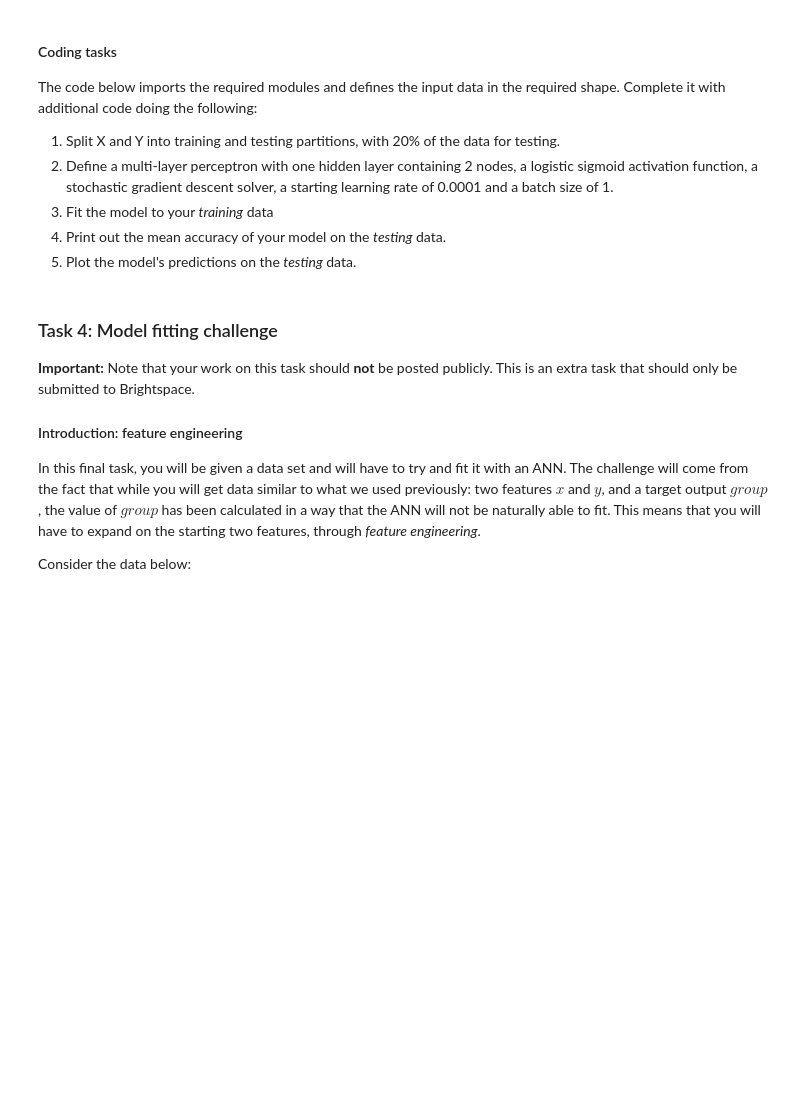
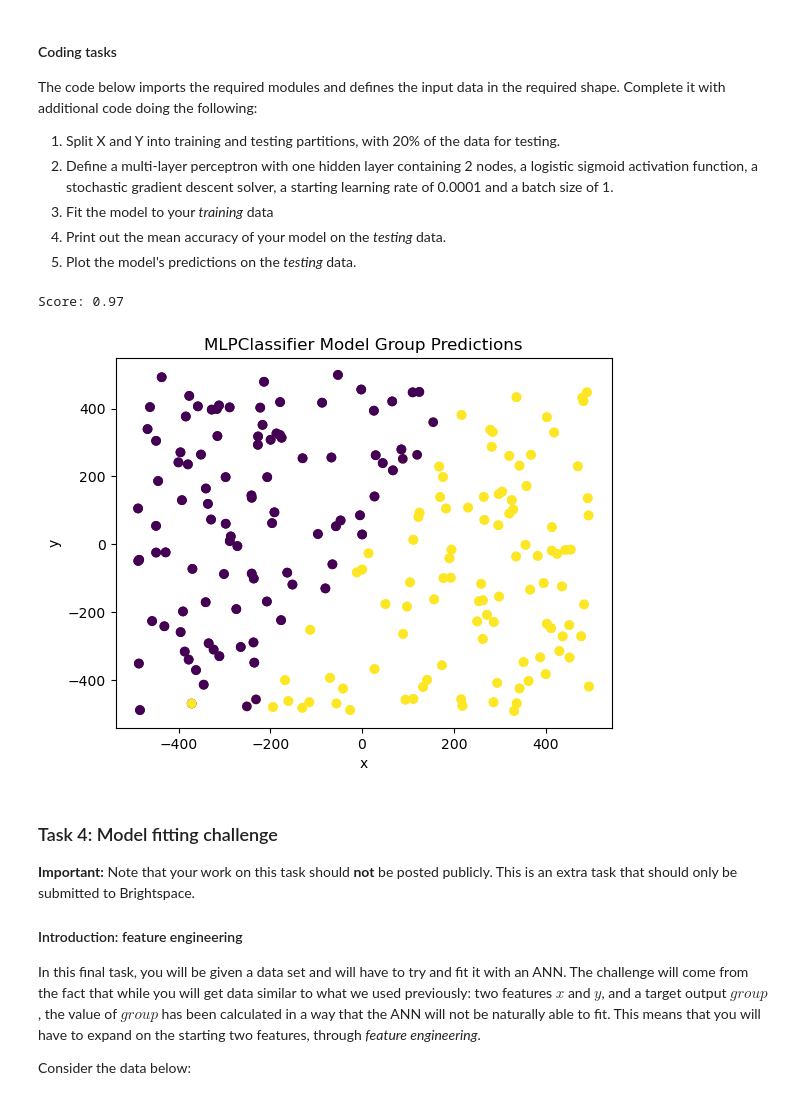
Before and after one commit to sean-meade/Neural-Networks, a Jupyter notebook: Etivity2_NeuralNetworks_9539719.ipynb, the cells around one changed output. Saved outputs shown, nothing was run; the diff lists cells and outputs as text; code cells hidden in the pictures; blank space fills up the shorter version.

```diff
--- a/Etivity2_NeuralNetworks_9539719.ipynb
+++ b/Etivity2_NeuralNetworks_9539719.ipynb
@@ -167,25 +243,35 @@ The code below imports the required modules and defines the input data in the re
 # %%
 from sklearn.neural_network import MLPClassifier
 from sklearn.model_selection import train_test_split
 
 # we define our input features as a single multi-dimensional array by 'stacking' them into columns
 X = np.column_stack((x,y))
 # we also define our output feature, simply for the sake of convenience
 Y = Group
 
 # split data into 80% training and 20% testing sets
-
+X_train, X_test, Y_train, Y_test = train_test_split(X, Y, test_size=0.2)
 
 # define a new MLPClassifier
-
+classifier = MLPClassifier(hidden_layer_sizes=(2,), activation='logistic', solver='sgd', learning_rate_init=0.0001, batch_size=1)
 
 # fit the classifier to the training data
-
+classifier.fit(X_train, Y_train)
 
 # print out mean accuracy of that trained model on the testing data
-
+print(f"Score: {classifier.score(X_test, Y_test)}")
 
 # plot the model's predictions on the testing data
+plt.scatter(X_test[:,0], X_test[:,1], c=classifier.predict(X_test))
+# plot the testing data
+plt.scatter(X_test[:,0], X_test[:,1], c=Y_test)
+plt.title("MLPClassifier Model Group Predictions")
+plt.xlabel("x")
+plt.ylabel("y")
+plt.show()
+# %% [output]
+Score: 0.97
+[figure, added]
 # %% [markdown]
 ### Task 4: Model fitting challenge
 
```
Also changed, not shown: parts of 8 cells of this notebook.
